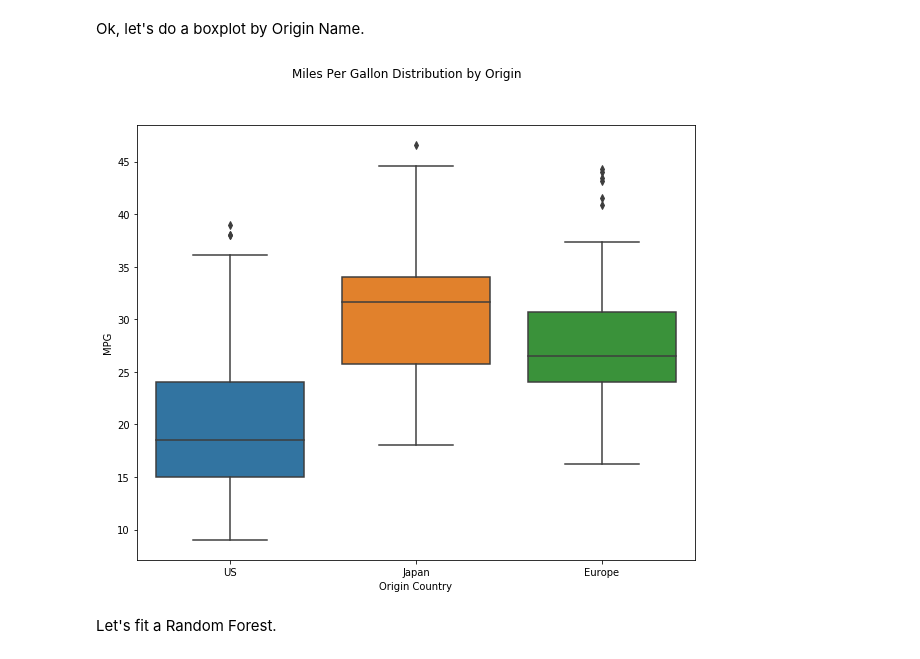
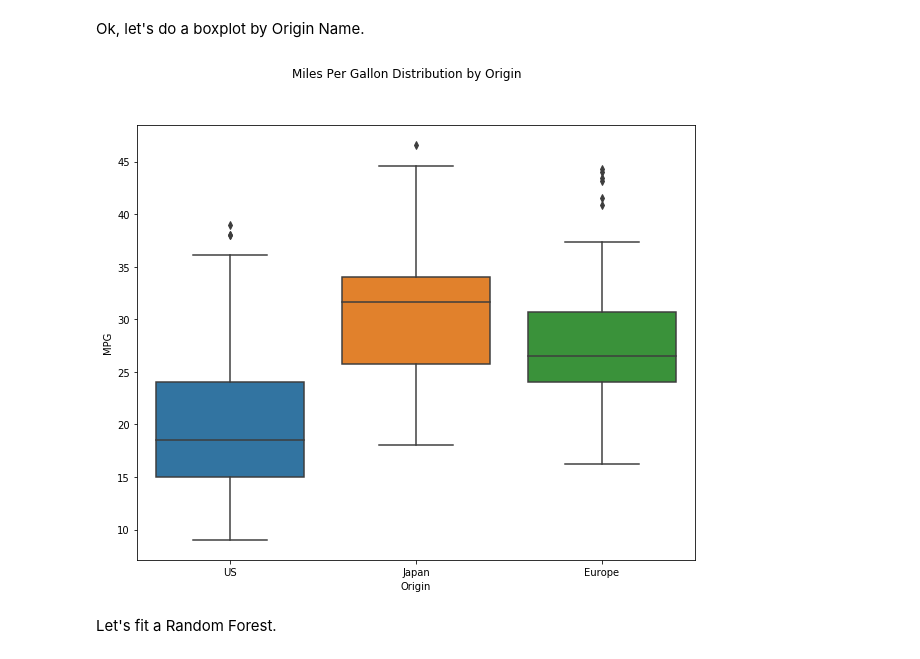
Before and after one commit to MangrobanGit/blog_black_box, a Jupyter notebook: blog_4_examples.ipynb, the cells around one changed output. Saved outputs shown, nothing was run; the diff lists cells and outputs as text; code cells hidden in the pictures.

```diff
--- a/blog_4_examples.ipynb
+++ b/blog_4_examples.ipynb
@@ -433,13 +433,13 @@ Ok, let's do a boxplot by Origin Name.
 # %%
 fig, ax = plt.subplots(figsize=(10,8))
 sns.boxplot(data=autos, x='origin_nm', y='mpg', ax=ax)
 fig.suptitle('Miles Per Gallon Distribution by Origin')
-ax.set_xlabel('Origin Country')
+ax.set_xlabel('Origin')
 ax.set_ylabel('MPG')
 fig.savefig('mpg_boxplot.png')
 plt.show()
 # %% [output]
-[figure, old version]
+[figure, new version]
 # %% [markdown]
 Let's fit a Random Forest.
 # %%
```
Also changed, not shown: parts of 9 cells of this notebook, 7 other files.
